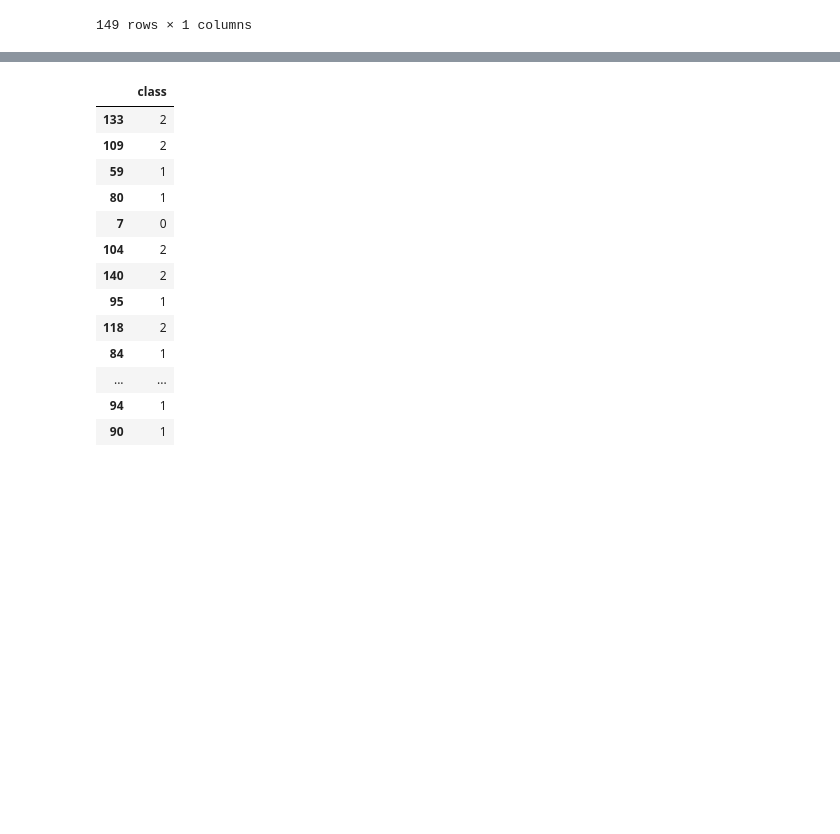
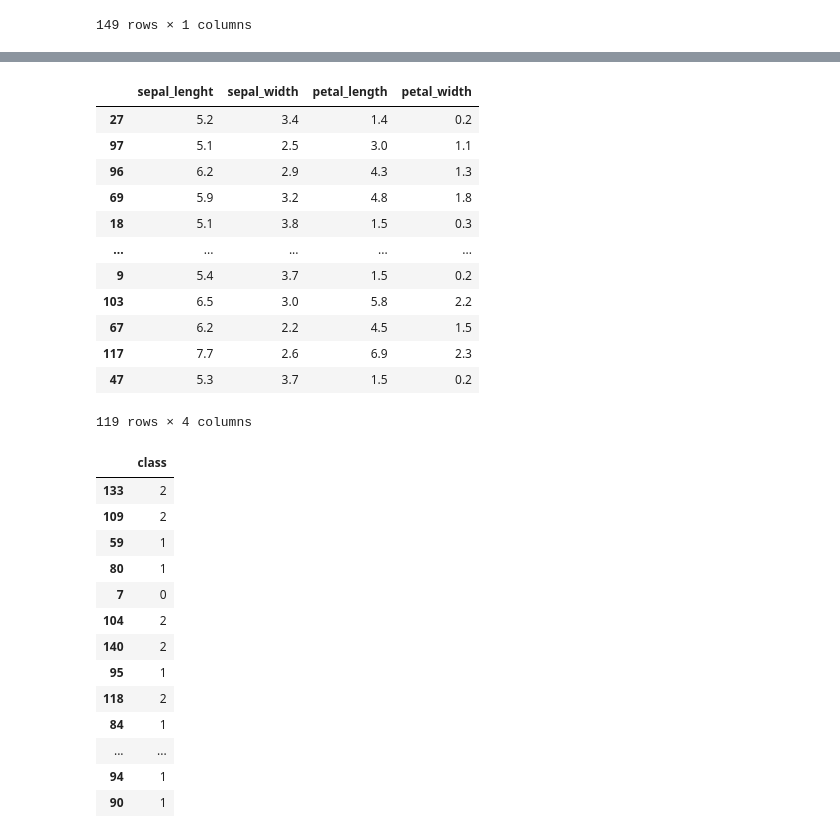
Before and after one commit to Ariyo05/Machine-Learning, a Jupyter notebook: IRIS -- KB.ipynb, the cells around one changed output, grey strips where cells are left out. Saved outputs shown, nothing was run; the diff lists cells and outputs as text; code cells hidden in the pictures; blank space fills up the shorter version.

```diff
--- a/IRIS -- KB.ipynb
+++ b/IRIS -- KB.ipynb
@@ -116,3 +147,19 @@ X_train, X_test, y_train, y_test = train_test_split(X, y, test_size= 0.2, random
+# %%
+X_train
+# %% [output]
+|  | sepal_lenght | sepal_width | petal_length | petal_width |
+| 27 | 5.2 | 3.4 | 1.4 | 0.2 |
+| 97 | 5.1 | 2.5 | 3.0 | 1.1 |
+| 96 | 6.2 | 2.9 | 4.3 | 1.3 |
+| 69 | 5.9 | 3.2 | 4.8 | 1.8 |
+| 18 | 5.1 | 3.8 | 1.5 | 0.3 |
+| ... | ... | ... | ... | ... |
+| 9 | 5.4 | 3.7 | 1.5 | 0.2 |
+| 103 | 6.5 | 3.0 | 5.8 | 2.2 |
+| 67 | 6.2 | 2.2 | 4.5 | 1.5 |
+| 117 | 7.7 | 2.6 | 6.9 | 2.3 |
+| 47 | 5.3 | 3.7 | 1.5 | 0.2 |
+119 rows × 4 columns
 # %%
 y_test
 # %% [output]
```
Also changed, not shown: parts of 17 cells of this notebook.
